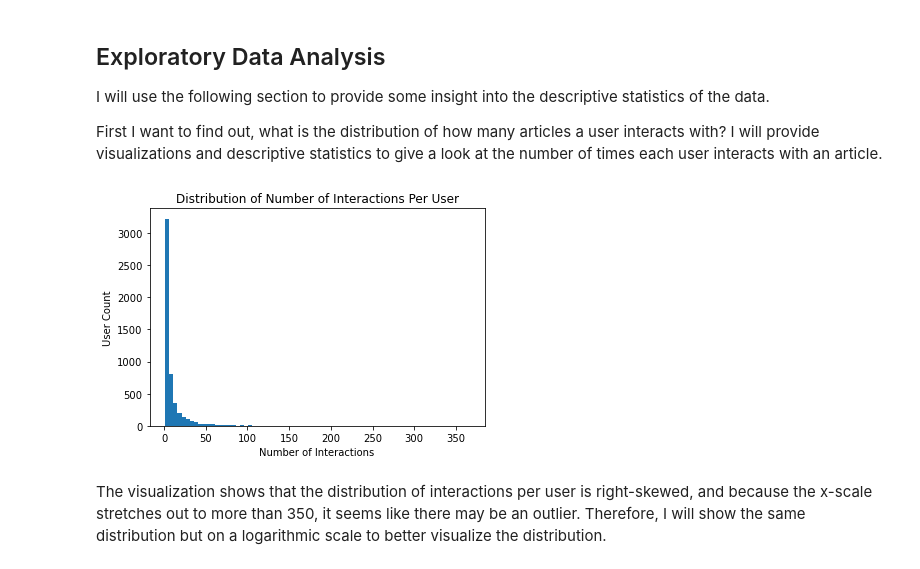
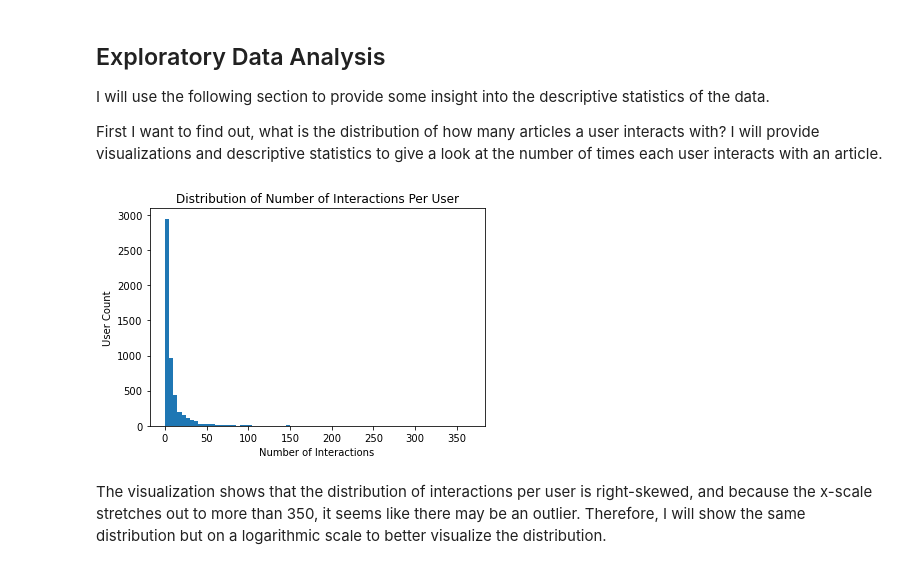
Before and after one commit to evanchen13/ibm-recommendations, a Jupyter notebook: Recommendations_with_IBM.ipynb, the cells around one changed output. Saved outputs shown, nothing was run; the diff lists cells and outputs as text; code cells hidden in the pictures.

Commit message:
refactor: Start distribution of interactions per user at 0

```diff
--- a/Recommendations_with_IBM.ipynb
+++ b/Recommendations_with_IBM.ipynb
@@ -81,13 +81,13 @@ First I want to find out, what is the distribution of how many articles a user i
 # %%
 interactions_per_user = df.groupby('email').size()
 bin_size = 5
-bins = np.arange(interactions_per_user.min(), interactions_per_user.max()+bin_size, bin_size)
+bins = np.arange(0, interactions_per_user.max()+bin_size, bin_size)
 plt.hist(interactions_per_user, bins=bins)
 plt.title('Distribution of Number of Interactions Per User')
 plt.xlabel('Number of Interactions')
 plt.ylabel('User Count');
 # %% [output]
-[figure, old version]
+[figure, new version]
 # %% [markdown]
 The visualization shows that the distribution of interactions per user is right-skewed, and because the x-scale stretches out to more than 350, it seems like there may be an outlier. Therefore, I will show the same distribution but on a logarithmic scale to better visualize the distribution.
 # %%
```
